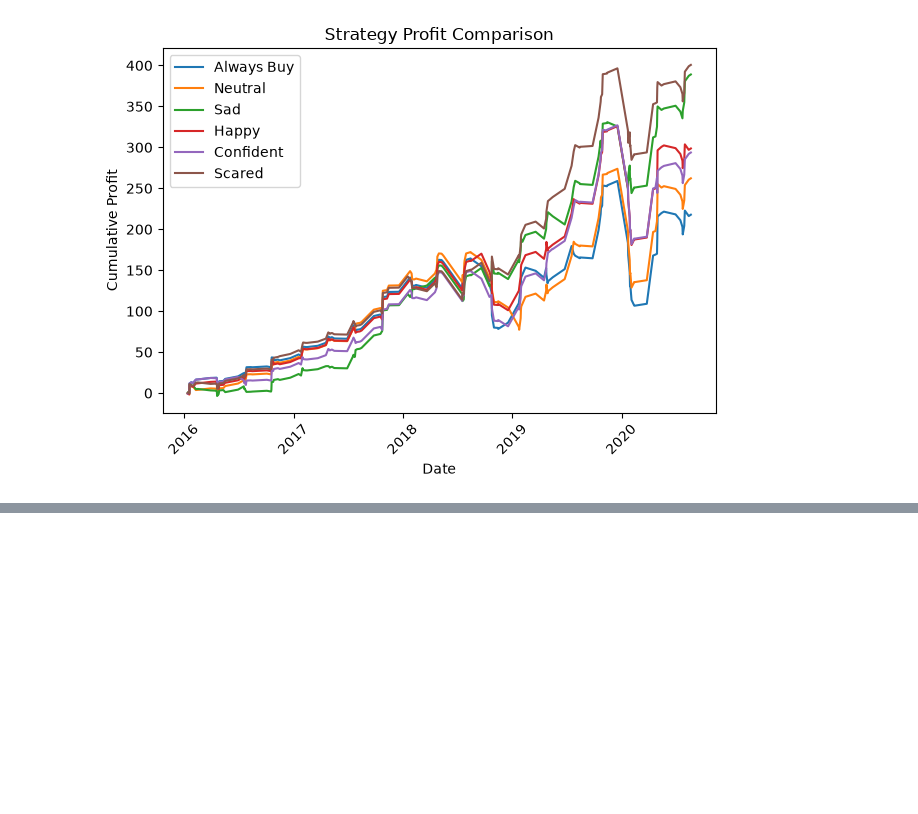
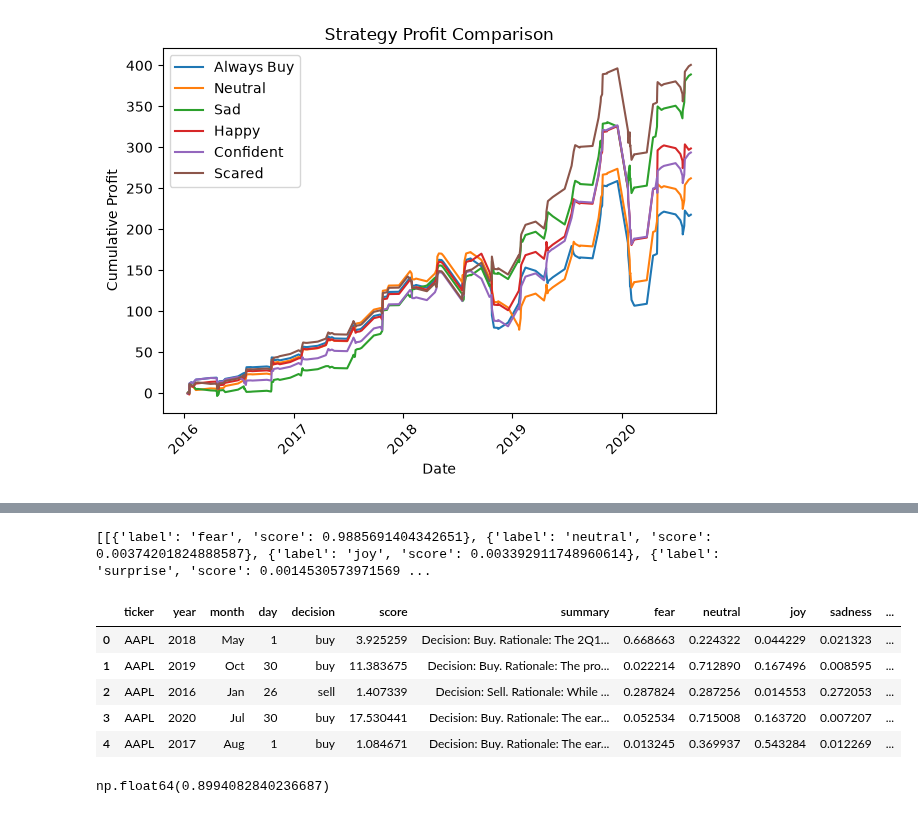
Before and after one commit to Varunv20/FinLLM, a Jupyter notebook: analysis.ipynb, the cells around one changed output, grey strips where cells are left out. Cells and saved outputs as stored; diff of their text form; code cells hidden in the pictures; blank space fills up the shorter version.

```diff
--- a/analysis.ipynb
+++ b/analysis.ipynb
@@ -862,0 +956,14 @@ plot_pnl_comparison([buy_df, df0, df1, df2, df3, df4], labels=["Always Buy", "Ne
+# %%
+from transformers import pipeline
+
+classifier = pipeline("text-classification",
+                       model="j-hartmann/emotion-english-distilroberta-base",
+                       top_k=None)
+
+sentiment = pipeline("sentiment-analysis",
+                       model="distilbert-base-uncased-finetuned-sst-2-english")
+
+result = classifier("I'm terrified about the exam, but I also feel ready for it.")
+print(result)
+# %% [output]
+[[{'label': 'fear', 'score': 0.9885691404342651}, {'label': 'neutral', 'score': 0.00374201824888587}, {'label': 'joy', 'score': 0.003392911748960614}, {'label': 'surprise', 'score': 0.0014530573971569 ...
@@ -862,0 +1023,2 @@ plot_pnl_comparison([buy_df, df0, df1, df2, df3, df4], labels=["Always Buy", "Ne
+# %%
+df0 = analyze_dataframe_reasoning_sentiment(df0)
@@ -862,0 +1030,9 @@ plot_pnl_comparison([buy_df, df0, df1, df2, df3, df4], labels=["Always Buy", "Ne
+# %%
+df0.head()
+# %% [output]
+|  | ticker | year | month | day | decision | score | summary | fear | neutral | joy | sadness | ... |
+| 0 | AAPL | 2018 | May | 1 | buy | 3.925259 | Decision: Buy. Rationale: The 2Q1... | 0.668663 | 0.224322 | 0.044229 | 0.021323 | ... |
+| 1 | AAPL | 2019 | Oct | 30 | buy | 11.383675 | Decision: Buy. Rationale: The pro... | 0.022214 | 0.712890 | 0.167496 | 0.008595 | ... |
+| 2 | AAPL | 2016 | Jan | 26 | sell | 1.407339 | Decision: Sell. Rationale: While ... | 0.287824 | 0.287256 | 0.014553 | 0.272053 | ... |
+| 3 | AAPL | 2020 | Jul | 30 | buy | 17.530441 | Decision: Buy. Rationale: The ear... | 0.052534 | 0.715008 | 0.163720 | 0.007207 | ... |
+| 4 | AAPL | 2017 | Aug | 1 | buy | 1.084671 | Decision: Buy. Rationale: The ear... | 0.013245 | 0.369937 | 0.543284 | 0.012269 | ... |
@@ -862,0 +1041,5 @@ plot_pnl_comparison([buy_df, df0, df1, df2, df3, df4], labels=["Always Buy", "Ne
+# %%
+df0_fear = df0[df0["emotion_top"] == "neutral"]
+df0_fear["binary_decision"].mean()
+# %% [output]
+np.float64(0.8994082840236687)
```
Also changed, not shown: parts of 11 cells of this notebook, 14 other files.
